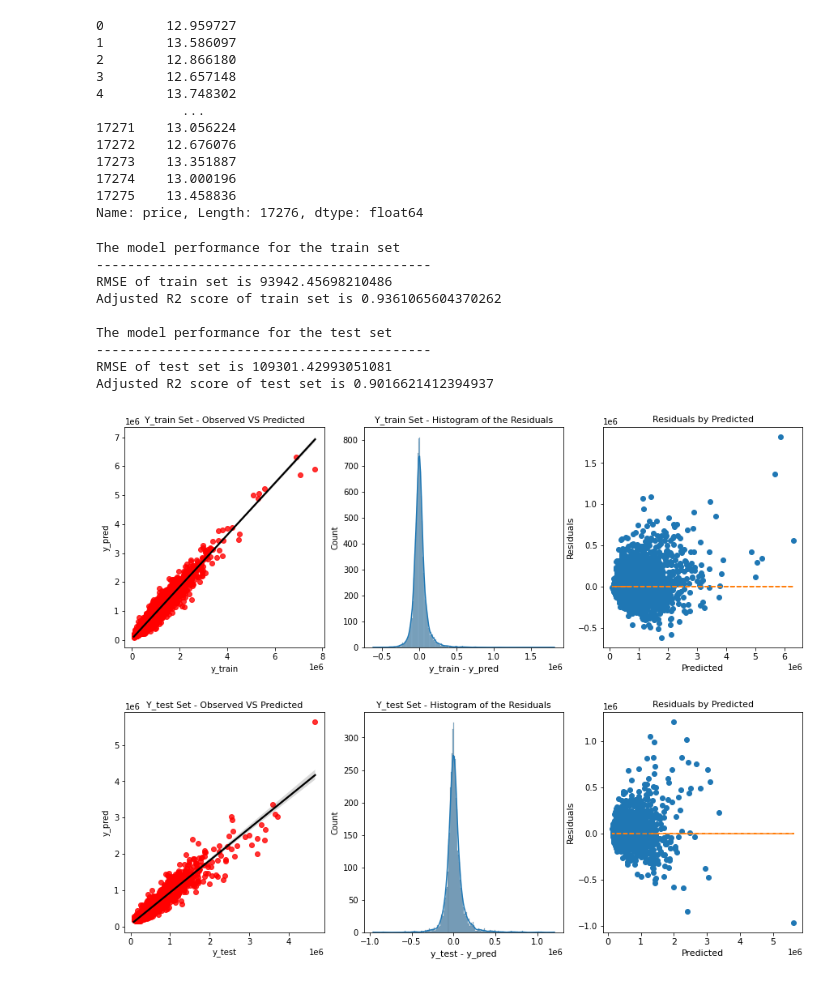
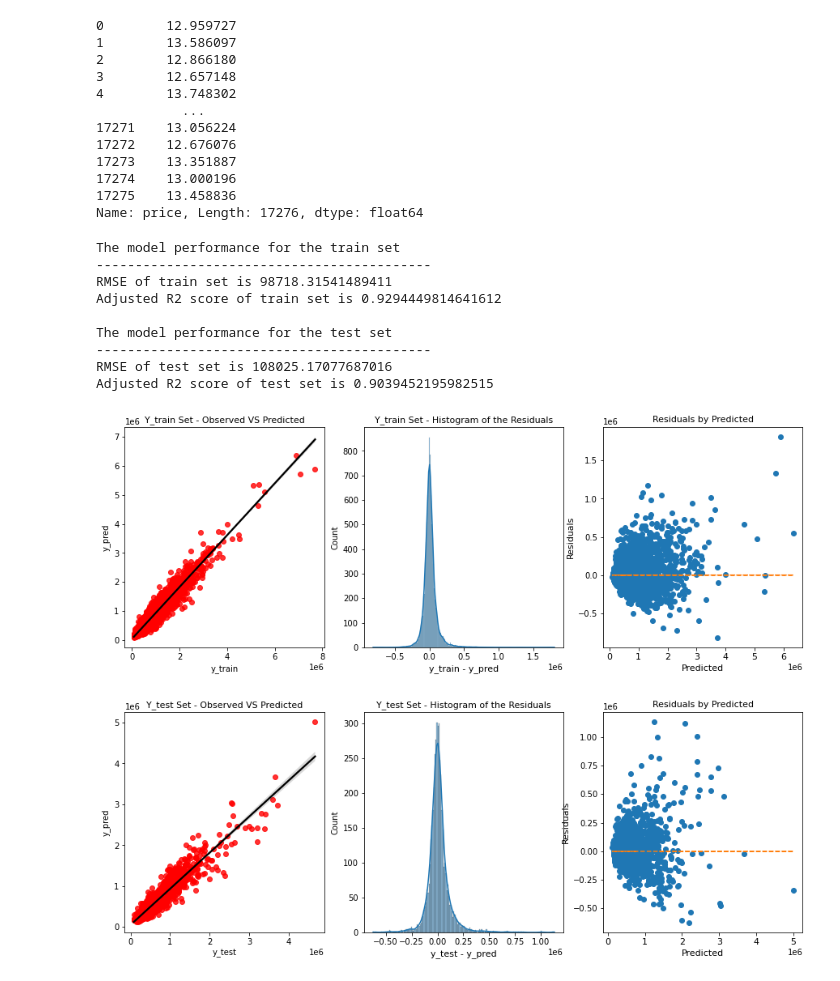
Before and after one commit to rikesahn/Mid_Term_Project, a Jupyter notebook: House_Prices_Case_Study.ipynb, the cells around one changed output. Drawn from its saved outputs; the diff is of its cells as text; code cells hidden in the pictures.

```diff
--- a/House_Prices_Case_Study.ipynb
+++ b/House_Prices_Case_Study.ipynb
@@ -1745,17 +1745,17 @@ y_train
 17275    13.458836
 Name: price, Length: 17276, dtype: float64
 # %%
-reg_m7_output = my_flex_regression(X_train, y_train, X_test, y_test, y_transformer = "log", model = xgboost.XGBRegressor(), n_estimators=100, learning_rate=0.08, gamma=0, subsample=0.75,
-                           colsample_bytree=1, max_depth=7)
+reg_m7_output = my_flex_regression(X_train, y_train, X_test, y_test, y_transformer = "log", model = xgboost.XGBRegressor(), n_estimators=90, learning_rate=0.1, gamma=0, subsample=0.75,
+                           colsample_bytree=1, max_depth=6)
 # %% [output]
 The model performance for the train set
 -------------------------------------------
-RMSE of train set is 93942.45698210486
-Adjusted R2 score of train set is 0.9361065604370262
+RMSE of train set is 98718.31541489411
+Adjusted R2 score of train set is 0.9294449814641612
 
 The model performance for the test set
 -------------------------------------------
-RMSE of test set is 109301.42993051081
-Adjusted R2 score of test set is 0.9016621412394937
+RMSE of test set is 108025.17077687016
+Adjusted R2 score of test set is 0.9039452195982515
-[figure, old version]
+[figure, new version]
-[figure, old version]
+[figure, new version]
```
Also changed, not shown: parts of 7 cells of this notebook.
